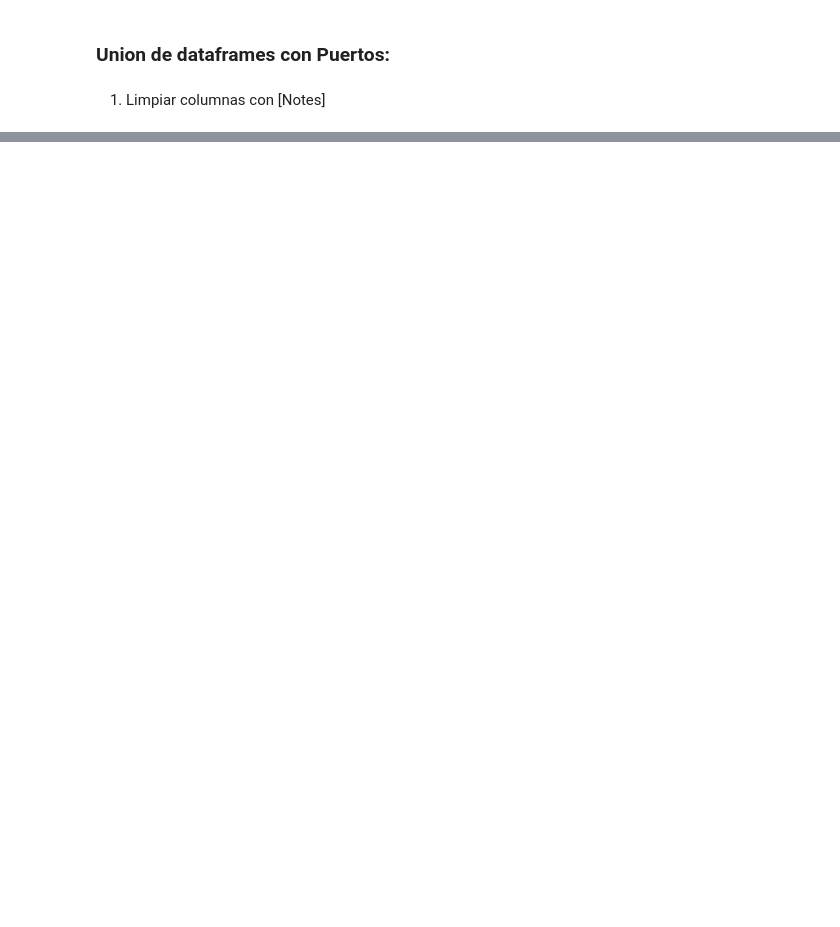
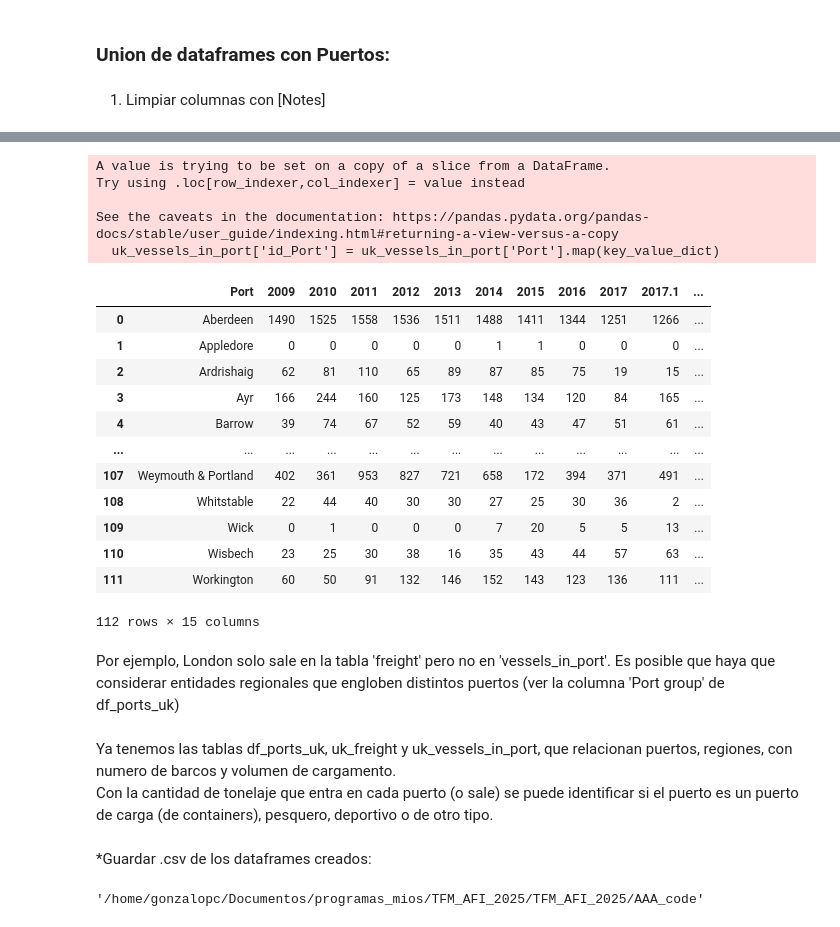
Before and after one commit to GonzaloLopezS/TFM_AFI_2025, a Jupyter notebook: AAA_code/ports_UK_EDA.ipynb, the cells around one changed output, grey strips where cells are left out. Cells and saved outputs as stored; diff of their text form; code cells hidden in the pictures; blank space fills up the shorter version.

```diff
--- a/AAA_code/ports_UK_EDA.ipynb
+++ b/AAA_code/ports_UK_EDA.ipynb
@@ -81,0 +258,37 @@ Incluir los ficheros extraidos del zip
+# %%
+uk_vessels_in_port = uk_number_vessels_ports.iloc[:, [0] + list(range(3, len(uk_ports_freight.columns)-1))]
+# %%
+uk_vessels_in_port['id_Port'] = uk_vessels_in_port['Port'].map(key_value_dict)
+# %% [output]
+A value is trying to be set on a copy of a slice from a DataFrame.
+Try using .loc[row_indexer,col_indexer] = value instead
+
+See the caveats in the documentation: https://pandas.pydata.org/pandas-docs/stable/user_guide/indexing.html#returning-a-view-versus-a-copy
+  uk_vessels_in_port['id_Port'] = uk_vessels_in_port['Port'].map(key_value_dict)
+# %%
+uk_vessels_in_port
+# %% [output]
+|  | Port | 2009 | 2010 | 2011 | 2012 | 2013 | 2014 | 2015 | 2016 | 2017 | 2017.1 | ... |
+| 0 | Aberdeen | 1490 | 1525 | 1558 | 1536 | 1511 | 1488 | 1411 | 1344 | 1251 | 1266 | ... |
+| 1 | Appledore | 0 | 0 | 0 | 0 | 0 | 1 | 1 | 0 | 0 | 0 | ... |
+| 2 | Ardrishaig | 62 | 81 | 110 | 65 | 89 | 87 | 85 | 75 | 19 | 15 | ... |
+| 3 | Ayr | 166 | 244 | 160 | 125 | 173 | 148 | 134 | 120 | 84 | 165 | ... |
+| 4 | Barrow | 39 | 74 | 67 | 52 | 59 | 40 | 43 | 47 | 51 | 61 | ... |
+| ... | ... | ... | ... | ... | ... | ... | ... | ... | ... | ... | ... | ... |
+| 107 | Weymouth & Portland | 402 | 361 | 953 | 827 | 721 | 658 | 172 | 394 | 371 | 491 | ... |
+| 108 | Whitstable | 22 | 44 | 40 | 30 | 30 | 27 | 25 | 30 | 36 | 2 | ... |
+| 109 | Wick | 0 | 1 | 0 | 0 | 0 | 7 | 20 | 5 | 5 | 13 | ... |
+| 110 | Wisbech | 23 | 25 | 30 | 38 | 16 | 35 | 43 | 44 | 57 | 63 | ... |
+| 111 | Workington | 60 | 50 | 91 | 132 | 146 | 152 | 143 | 123 | 136 | 111 | ... |
+112 rows × 15 columns
+# %% [markdown]
+Por ejemplo, London solo sale en la tabla 'freight' pero no en 'vessels_in_port'. Es posible que haya que considerar entidades regionales que engloben distintos puertos (ver la columna 'Port group' de df_ports_uk)
+# %% [markdown]
+Ya tenemos las tablas df_ports_uk, uk_freight y uk_vessels_in_port, que relacionan puertos, regiones, con numero de barcos y volumen de cargamento.\
+Con la cantidad de tonelaje que entra en cada puerto (o sale) se puede identificar si el puerto es un puerto de carga (de containers), pesquero, deportivo o de otro tipo.
+# %% [markdown]
+*Guardar .csv de los dataframes creados:
+# %%
+pwd()
+# %% [output]
+'/home/gonzalopc/Documentos/programas_mios/TFM_AFI_2025/TFM_AFI_2025/AAA_code'
```
Also changed, not shown: parts of 27 cells of this notebook, 9 other files.
